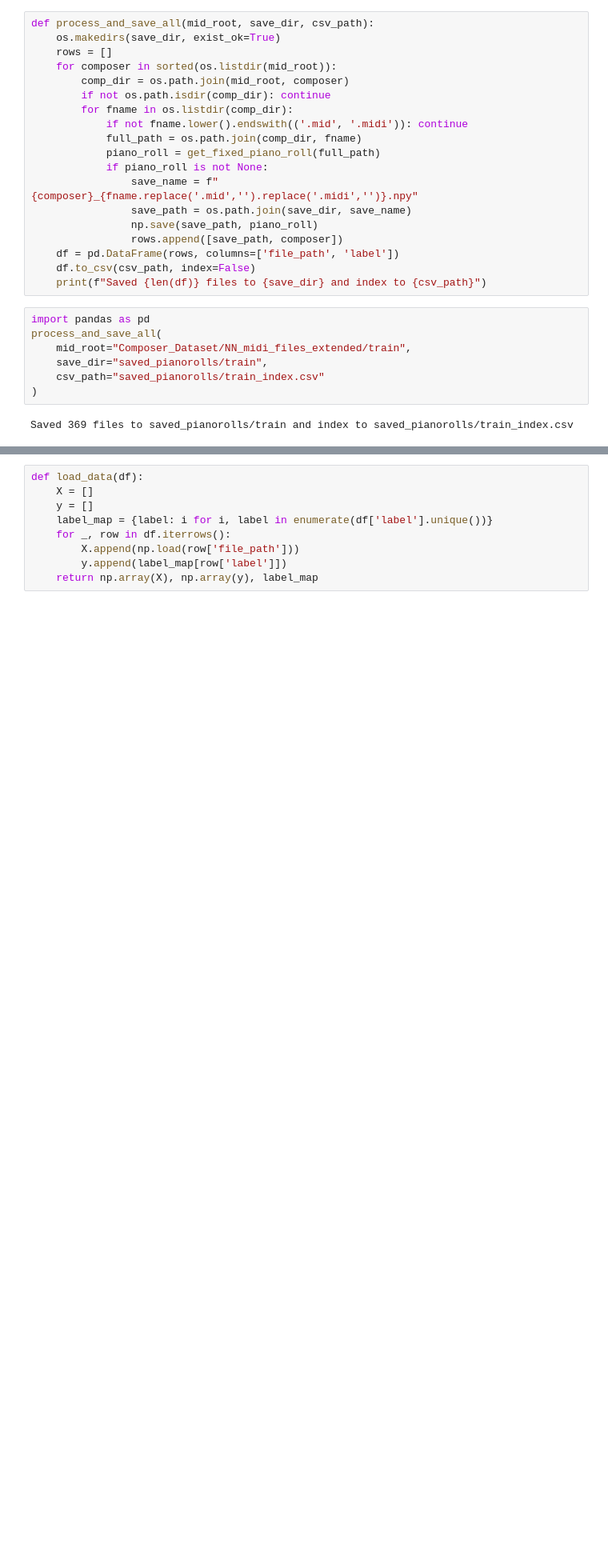
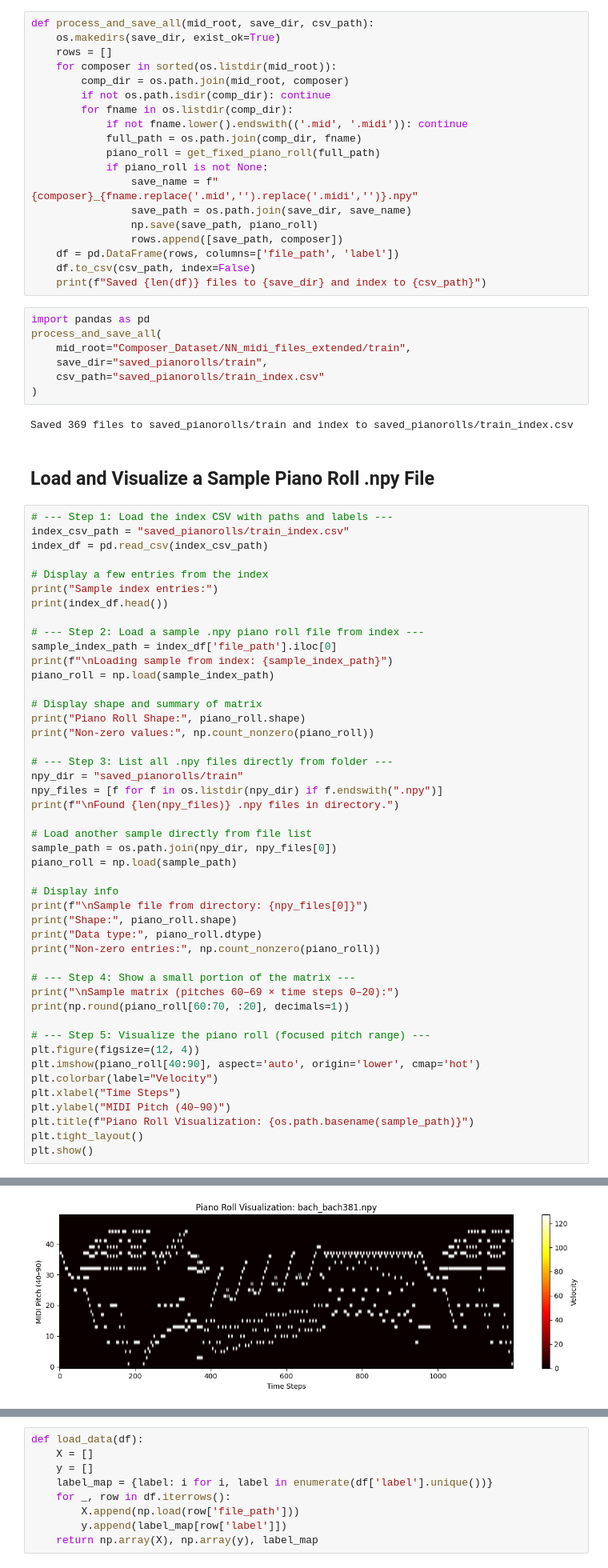
Before and after one commit to birendrakhimding/Music-Composer-Classification, a Jupyter notebook: Final_Project_511_Group_5.ipynb, the cells around one changed output, grey strips where cells are left out. Shown: that part at 80% size. Saved outputs shown, nothing was run; the diff lists cells and outputs as text; blank space fills up the shorter version.

```diff
--- a/Final_Project_511_Group_5.ipynb
+++ b/Final_Project_511_Group_5.ipynb
@@ -96,3 +290,52 @@ process_and_save_all(
 )
 # %% [output]
 Saved 369 files to saved_pianorolls/train and index to saved_pianorolls/train_index.csv
+# %% [markdown]
+## Load and Visualize a Sample Piano Roll .npy File
+# %%
+# --- Step 1: Load the index CSV with paths and labels ---
+index_csv_path = "saved_pianorolls/train_index.csv"
+index_df = pd.read_csv(index_csv_path)
+
+# Display a few entries from the index
+print("Sample index entries:")
+print(index_df.head())
+
+# --- Step 2: Load a sample .npy piano roll file from index ---
+sample_index_path = index_df['file_path'].iloc[0]
+print(f"\nLoading sample from index: {sample_index_path}")
+piano_roll = np.load(sample_index_path)
+
+# Display shape and summary of matrix
+print("Piano Roll Shape:", piano_roll.shape)
+print("Non-zero values:", np.count_nonzero(piano_roll))
+
+# --- Step 3: List all .npy files directly from folder ---
+npy_dir = "saved_pianorolls/train"
+npy_files = [f for f in os.listdir(npy_dir) if f.endswith(".npy")]
+print(f"\nFound {len(npy_files)} .npy files in directory.")
+
+# Load another sample directly from file list
+sample_path = os.path.join(npy_dir, npy_files[0])
+piano_roll = np.load(sample_path)
+
+# Display info
+print(f"\nSample file from directory: {npy_files[0]}")
+print("Shape:", piano_roll.shape)
+print("Data type:", piano_roll.dtype)
+print("Non-zero entries:", np.count_nonzero(piano_roll))
+
+# --- Step 4: Show a small portion of the matrix ---
+print("\nSample matrix (pitches 60–69 × time steps 0–20):")
+print(np.round(piano_roll[60:70, :20], decimals=1))
+
+# --- Step 5: Visualize the piano roll (focused pitch range) ---
+plt.figure(figsize=(12, 4))
+plt.imshow(piano_roll[40:90], aspect='auto', origin='lower', cmap='hot')
+plt.colorbar(label="Velocity")
+plt.xlabel("Time Steps")
+plt.ylabel("MIDI Pitch (40–90)")
+plt.title(f"Piano Roll Visualization: {os.path.basename(sample_path)}")
+plt.tight_layout()
+plt.show()
+# %% [output]
@@ -98,0 +359 @@ Saved 369 files to saved_pianorolls/train and index to saved_pianorolls/train_in
+[figure, added]
```
Also changed, not shown: parts of 35 cells of this notebook.
